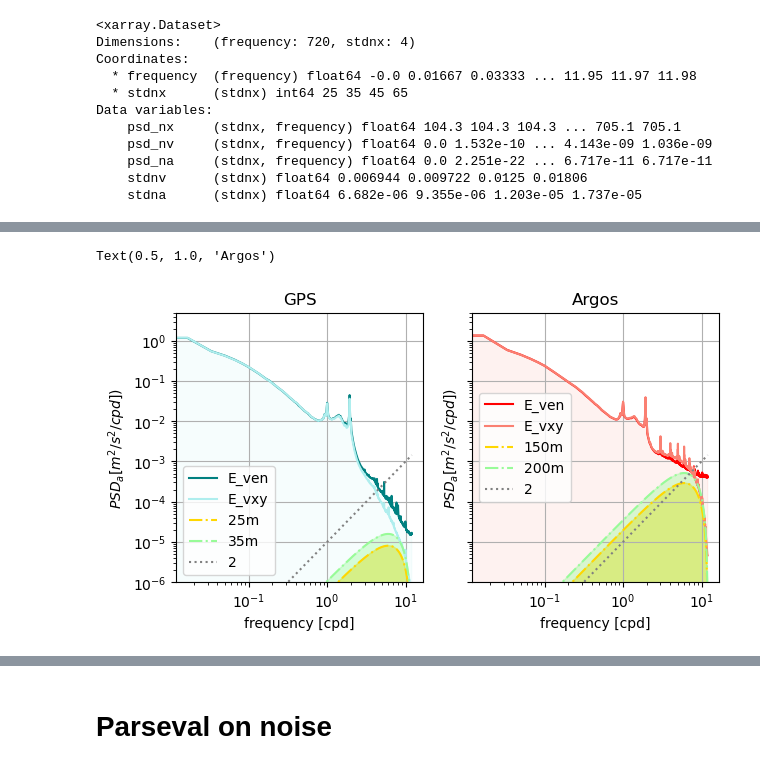
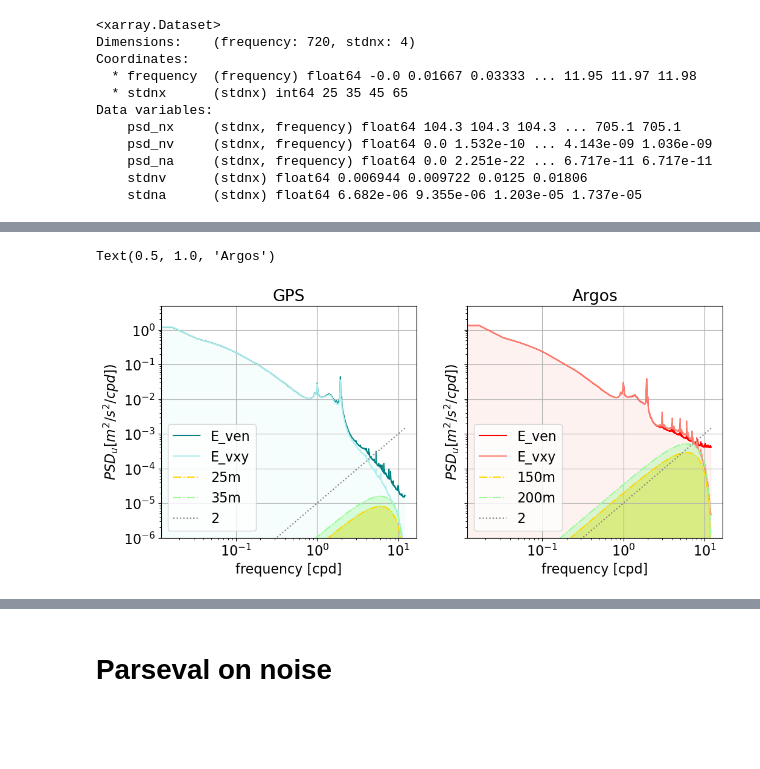
Before and after one commit to margot-demol/PhD, a Jupyter notebook: GDP/diag_whitenoise_integration.ipynb, the cells around one changed output, grey strips where cells are left out. Cells and saved outputs as stored; diff of their text form; code cells hidden in the pictures; blank space fills up the shorter version.

```diff
--- a/GDP/diag_whitenoise_integration.ipynb
+++ b/GDP/diag_whitenoise_integration.ipynb
@@ -23,6 +23,8 @@ from sstats import get_cmap_colors
 %matplotlib inline
 from matplotlib import pyplot as plt
 
+plt.rcParams.update({"font.size": 16})
+
 import drifters.utils as ut
 import pynsitu as pin
 
@@ -136,7 +138,7 @@ Data variables:
     stdnv      (stdnx) float64 0.006944 0.009722 0.0125 0.01806
     stdna      (stdnx) float64 6.682e-06 9.355e-06 1.203e-05 1.737e-05
 # %%
-fig, ax = plt.subplots(1, 2, sharey=True, figsize=(10, 5))
+fig, ax = plt.subplots(1, 2, sharey=True, figsize=(12, 5))
 ax = ax.flatten()
 
 dsgc.E_ven.mean(["lon_bins", "lat_bins"]).plot(
@@ -176,7 +178,7 @@ for a in ax:
     (dsac.frequency**2 * 1e-5).plot(ax=a, label="+2", ls=":", color="grey")
     a.legend()
     a.set_ylim((1e-6, 5))
-    a.set_ylabel(r"$PSD_a[m^2/s^2/cpd]$)")
+    a.set_ylabel(r"$PSD_u[m^2/s^2/cpd]$)")
 
 ax[0].set_title("GPS")
 ax[1].set_title("Argos")
@@ -186,5 +188,5 @@ Text(0.5, 1.0, 'Argos')
 # %%
-fig, ax = plt.subplots(1, 2, sharey=True, figsize=(7, 3.5))
+fig, ax = plt.subplots(1, 2, sharey=True, figsize=(12, 5))
 ax = ax.flatten()
 
 dsgc.E_ven.mean(["lon_bins", "lat_bins"]).plot(
@@ -211,35 +213,35 @@ for i in range(2):
     dsng.psd_nv.isel(stdnx=i).plot(
         ax=ax[0], ls="-.", color=c[i], label=f"{int(dsng.stdnx.isel(stdnx=i))}m"
     )
     ax[0].fill_between(
         freq, dsng.psd_nv.isel(stdnx=i), color=c[i], alpha=0.5 - 2 * i / 15
     )
 for i in range(2):
     dsna.psd_nv.isel(stdnx=i).plot(
         ax=ax[1], ls="-.", color=c[i], label=f"{int(dsna.stdnx.isel(stdnx=i))}m"
     )
     ax[1].fill_between(
         freq, dsna.psd_nv.isel(stdnx=i), color=c[i], alpha=0.5 - 2 * i / 15
     )
 
 for a in ax:
     a.grid()
     a.set_xlabel("Frequency [cpd]")
 
     a.set_xscale("log")
     a.set_yscale("log")
     # (1 / dsac.frequency**2 * 1e-2).plot(ax=a, label="-2", ls=":", color = 'k')
     # (1 / dsac.frequency * 1e-1).plot(ax=a, label="-1", ls="--", color = 'grey')
     (dsac.frequency**2 * 1e-5).plot(ax=a, label="2", ls=":", color="grey")
     a.legend()
     a.set_ylim((1e-6, 5))
-    a.set_ylabel(r"$PSD_a[m^2/s^2/cpd]$)")
+    a.set_ylabel(r"$PSD_u[m^2/s^2/cpd]$)")
 
 ax[0].set_title("GPS")
 ax[1].set_title("Argos")
 # %% [output]
 Text(0.5, 1.0, 'Argos')
-[figure, old version]
+[figure, new version]
 # %%
 fig, a = plt.subplots(1, 1, sharey=True, figsize=(5, 5))
 
```
Also changed, not shown: parts of 6 cells of this notebook, 6 other files.
